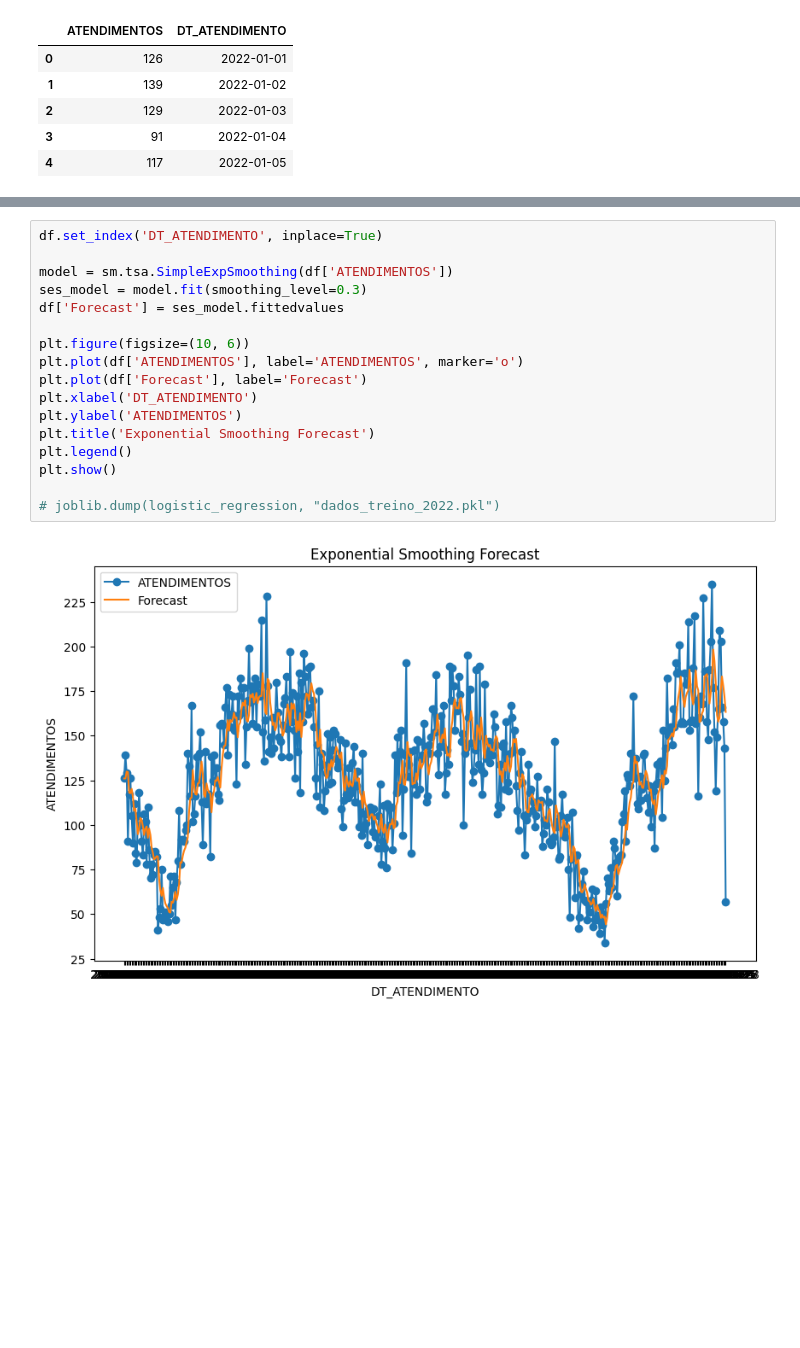
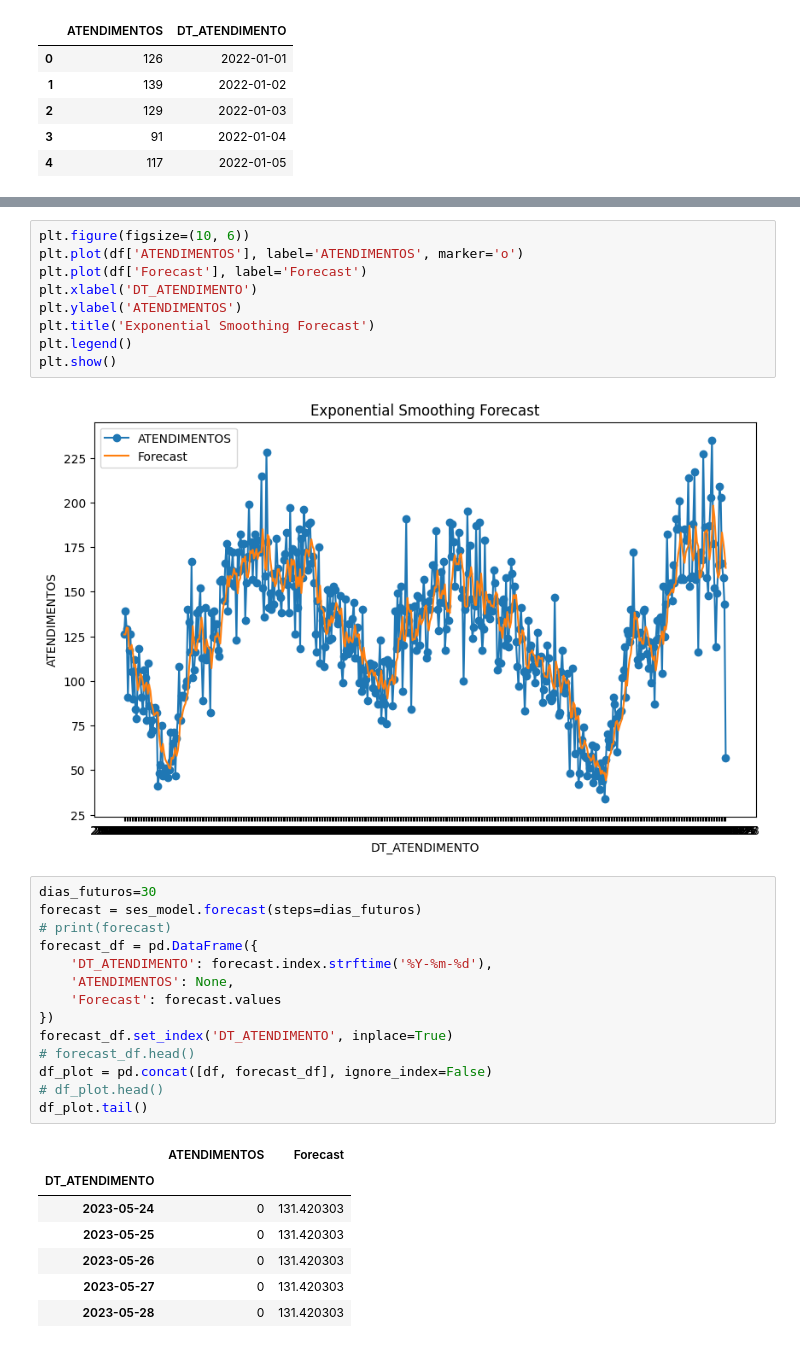
Before and after one commit to cbeloni/datasaude-ml, a Jupyter notebook: Regressao/main_statsmodel.ipynb, the cells around one changed output, grey strips where cells are left out. Saved outputs shown, nothing was run; the diff lists cells and outputs as text; blank space fills up the shorter version.

```diff
--- a/Regressao/main_statsmodel.ipynb
+++ b/Regressao/main_statsmodel.ipynb
@@ -22,10 +42,4 @@ df.head()
 # %%
-df.set_index('DT_ATENDIMENTO', inplace=True)
-
-model = sm.tsa.SimpleExpSmoothing(df['ATENDIMENTOS'])
-ses_model = model.fit(smoothing_level=0.3)
-df['Forecast'] = ses_model.fittedvalues
-
 plt.figure(figsize=(10, 6))
 plt.plot(df['ATENDIMENTOS'], label='ATENDIMENTOS', marker='o')
 plt.plot(df['Forecast'], label='Forecast')
@@ -34,7 +48,27 @@ plt.ylabel('ATENDIMENTOS')
 plt.title('Exponential Smoothing Forecast')
 plt.legend()
 plt.show()
-
-# joblib.dump(logistic_regression, "dados_treino_2022.pkl")
 # %% [output]
 [figure]
+# %%
+dias_futuros=30
+forecast = ses_model.forecast(steps=dias_futuros)
+# print(forecast)
+forecast_df = pd.DataFrame({
+    'DT_ATENDIMENTO': forecast.index.strftime('%Y-%m-%d'),
+    'ATENDIMENTOS': None,
+    'Forecast': forecast.values
+})
+forecast_df.set_index('DT_ATENDIMENTO', inplace=True)
+# forecast_df.head()
+df_plot = pd.concat([df, forecast_df], ignore_index=False)
+# df_plot.head()
+df_plot.tail()
+# %% [output]
+|  | ATENDIMENTOS | Forecast |
+| DT_ATENDIMENTO |  |  |
+| 2023-05-24 | 0 | 131.420303 |
+| 2023-05-25 | 0 | 131.420303 |
+| 2023-05-26 | 0 | 131.420303 |
+| 2023-05-27 | 0 | 131.420303 |
+| 2023-05-28 | 0 | 131.420303 |
```
Also changed, not shown: parts of 2 cells of this notebook.
